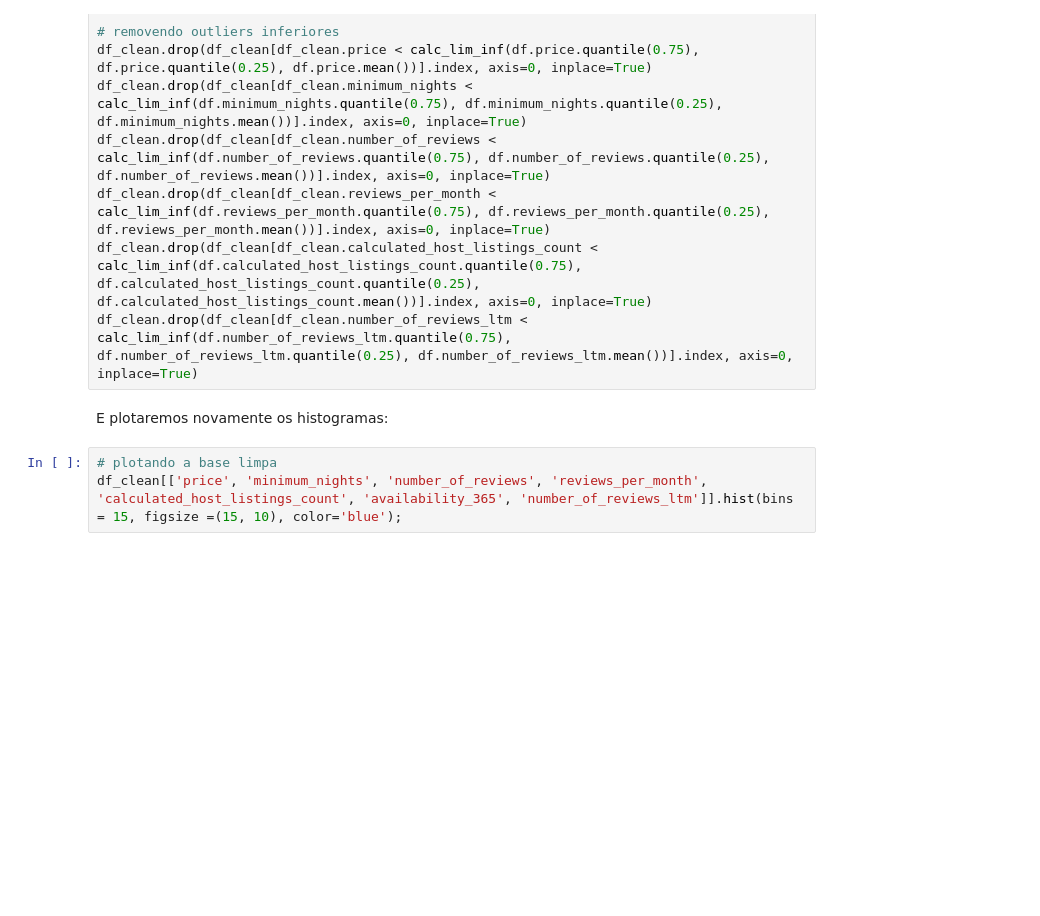
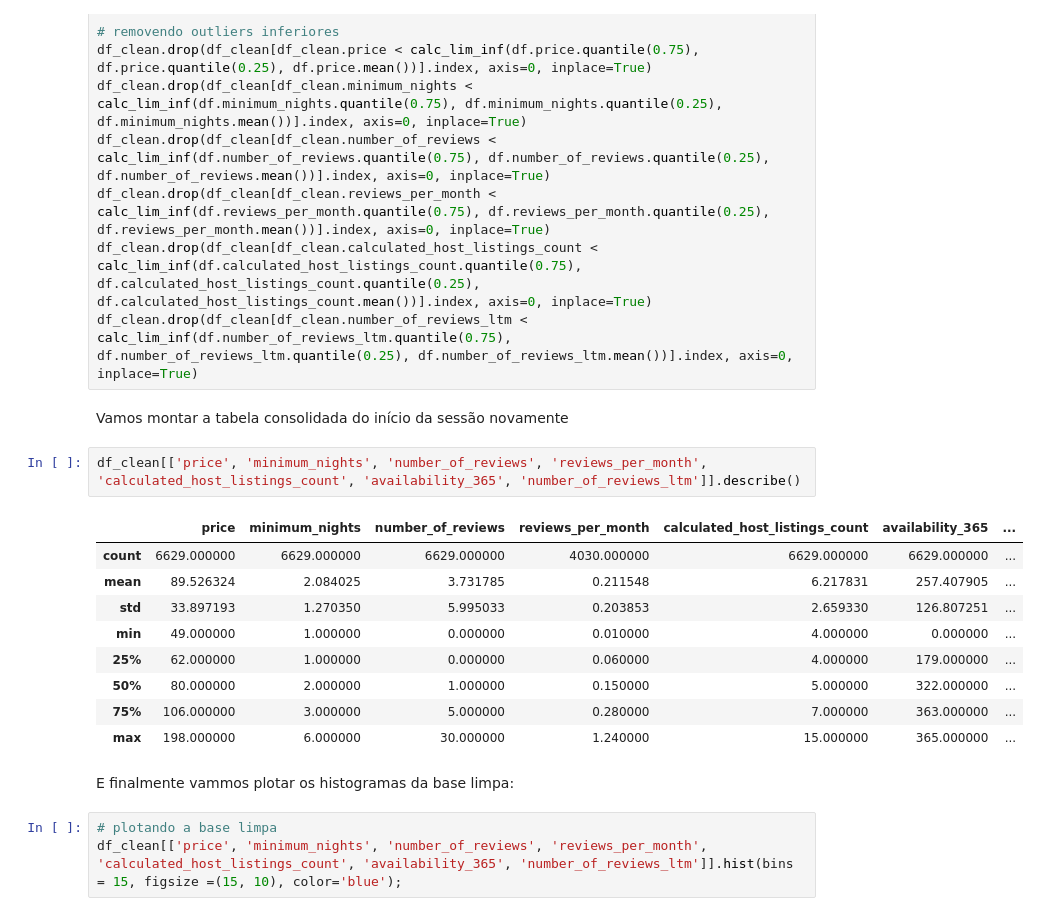
Before and after one commit to eduardoscovino/Airbnb-data-analysis-sicilia, a Jupyter notebook: Analisando_os_Dados_do_Airbnb.ipynb, the cells around one changed output. Cells and saved outputs as stored; diff of their text form; blank space fills up the shorter version.

```diff
--- a/Analisando_os_Dados_do_Airbnb.ipynb
+++ b/Analisando_os_Dados_do_Airbnb.ipynb
@@ -398,8 +404,22 @@ df_clean.drop(df_clean[df_clean.number_of_reviews < calc_lim_inf(df.number_of_re
 df_clean.drop(df_clean[df_clean.reviews_per_month < calc_lim_inf(df.reviews_per_month.quantile(0.75), df.reviews_per_month.quantile(0.25), df.reviews_per_month.mean())].index, axis=0, inplace=True)
 df_clean.drop(df_clean[df_clean.calculated_host_listings_count < calc_lim_inf(df.calculated_host_listings_count.quantile(0.75), df.calculated_host_listings_count.quantile(0.25), df.calculated_host_listings_count.mean())].index, axis=0, inplace=True)
 df_clean.drop(df_clean[df_clean.number_of_reviews_ltm < calc_lim_inf(df.number_of_reviews_ltm.quantile(0.75), df.number_of_reviews_ltm.quantile(0.25), df.number_of_reviews_ltm.mean())].index, axis=0, inplace=True)
-# %% [markdown]
-E plotaremos novamente os histogramas:
+# %% [markdown]
+Vamos montar a tabela consolidada do início da sessão novamente
+# %%
+df_clean[['price', 'minimum_nights', 'number_of_reviews', 'reviews_per_month', 'calculated_host_listings_count', 'availability_365', 'number_of_reviews_ltm']].describe()
+# %% [output]
+|  | price | minimum_nights | number_of_reviews | reviews_per_month | calculated_host_listings_count | availability_365 | ... |
+| count | 6629.000000 | 6629.000000 | 6629.000000 | 4030.000000 | 6629.000000 | 6629.000000 | ... |
+| mean | 89.526324 | 2.084025 | 3.731785 | 0.211548 | 6.217831 | 257.407905 | ... |
+| std | 33.897193 | 1.270350 | 5.995033 | 0.203853 | 2.659330 | 126.807251 | ... |
+| min | 49.000000 | 1.000000 | 0.000000 | 0.010000 | 4.000000 | 0.000000 | ... |
+| 25% | 62.000000 | 1.000000 | 0.000000 | 0.060000 | 4.000000 | 179.000000 | ... |
+| 50% | 80.000000 | 2.000000 | 1.000000 | 0.150000 | 5.000000 | 322.000000 | ... |
+| 75% | 106.000000 | 3.000000 | 5.000000 | 0.280000 | 7.000000 | 363.000000 | ... |
+| max | 198.000000 | 6.000000 | 30.000000 | 1.240000 | 15.000000 | 365.000000 | ... |
+# %% [markdown]
+E finalmente vammos plotar os histogramas da base limpa:
 # %%
 # plotando a base limpa
 df_clean[['price', 'minimum_nights', 'number_of_reviews', 'reviews_per_month', 'calculated_host_listings_count', 'availability_365', 'number_of_reviews_ltm']].hist(bins = 15, figsize =(15, 10), color='blue');
```
Also changed, not shown: parts of 19 cells of this notebook.
